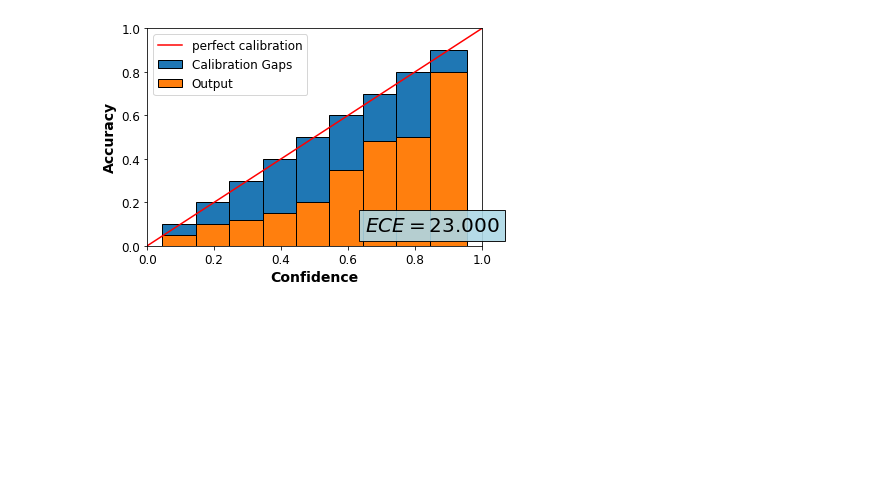
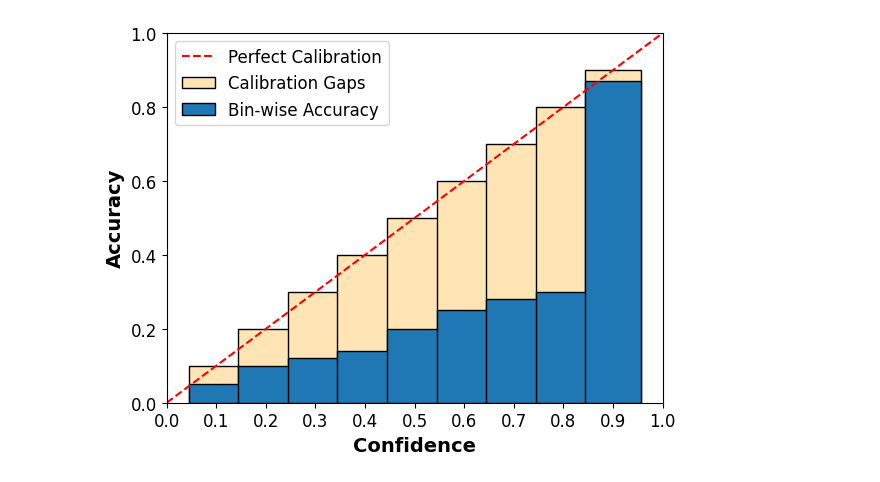
Before and after one commit to AoShuang92/PhD_tutorial, a Jupyter notebook: sample_reliability_histogram.ipynb, the cells around one changed output. Cells and saved outputs as stored; diff of their text form; code cells hidden in the pictures; blank space fills up the shorter version.

```diff
--- a/sample_reliability_histogram.ipynb
+++ b/sample_reliability_histogram.ipynb
@@ -3,34 +3,34 @@
 # %%
 import numpy as np
 import matplotlib.pyplot as plt
 
 def reliability_histogram(prob,acc,show=0,save=None,ece=None):
   assert len(prob)==len(acc)
   n_bins=len(prob)
   aux=np.linspace(0,1,n_bins+1)
-  plt.bar(prob,prob,1/float(n_bins),align='center',label='Calibration Gaps',edgecolor=[0,0,0])
-  plt.bar(prob,acc,1/float(n_bins),align='center',label='Output',edgecolor=[0,0,0])
-  plt.plot(aux,aux,'r',label='perfect calibration')
+  plt.bar(prob,prob,1/float(n_bins),align='center',label='Calibration Gaps',edgecolor=[0,0,0], color='moccasin')
+  plt.bar(prob,acc,1/float(n_bins),align='center',label='Bin-wise Accuracy',edgecolor=[0,0,0])
+  plt.plot(aux,aux,'r',label='Perfect Calibration',linestyle='dashed')
   plt.ylim((0,1))
   plt.xlim((0,1))
   plt.legend(fontsize=12)
   plt.xlabel('Confidence',fontsize=14,weight='bold')
   plt.ylabel('Accuracy',fontsize=14,weight='bold')
 
   props = dict(boxstyle='square', facecolor='lightblue', alpha=0.9)
   # place a text box in upper left in axes coords
   textstr = '$ECE=%.3f$'%(ece*100)
-  plt.text(0.65, 0.05, textstr,weight='bold', fontsize=20, verticalalignment='bottom', bbox=props)
+#   plt.text(0.65, 0.05, textstr,weight='bold', fontsize=20, verticalalignment='bottom', bbox=props)
   plt.tick_params(axis='both', labelsize=12)
-  if show:
-      plt.show()
-  else:
-      if save !=None and type(save)==str:
-        plt.savefig(save+'_'+str(n_bins)+'.png')
-  plt.close()
+
+  plt.xticks(np.arange(0,1.1,0.1))
+#   plt.xticklabels(ptech_listm, fontsize=14)
+  plt.savefig('reliability_bin.pdf',bbox_inches='tight', dpi=1200)
+  plt.show()
 
 prob = np.array([0.1, 0.2, 0.3, 0.4, 0.5, 0.6, 0.7, 0.8,  0.9])
-acc = np.array([0.05, 0.1, 0.12, 0.15, 0.2, 0.35, 0.48, 0.5,  0.8])
+acc = np.array([0.05, 0.1, 0.12, 0.14, 0.2, 0.25, 0.28, 0.3,  0.87])
 reliability_histogram(prob, acc, show=1, ece=0.23)
+# plt.savefig('reliability_bin.pdf',bbox_inches='tight', dpi=1200)
 # %% [output]
-[figure, old version]
+[figure, new version]
```
Also changed, not shown: parts of 5 cells of this notebook.
